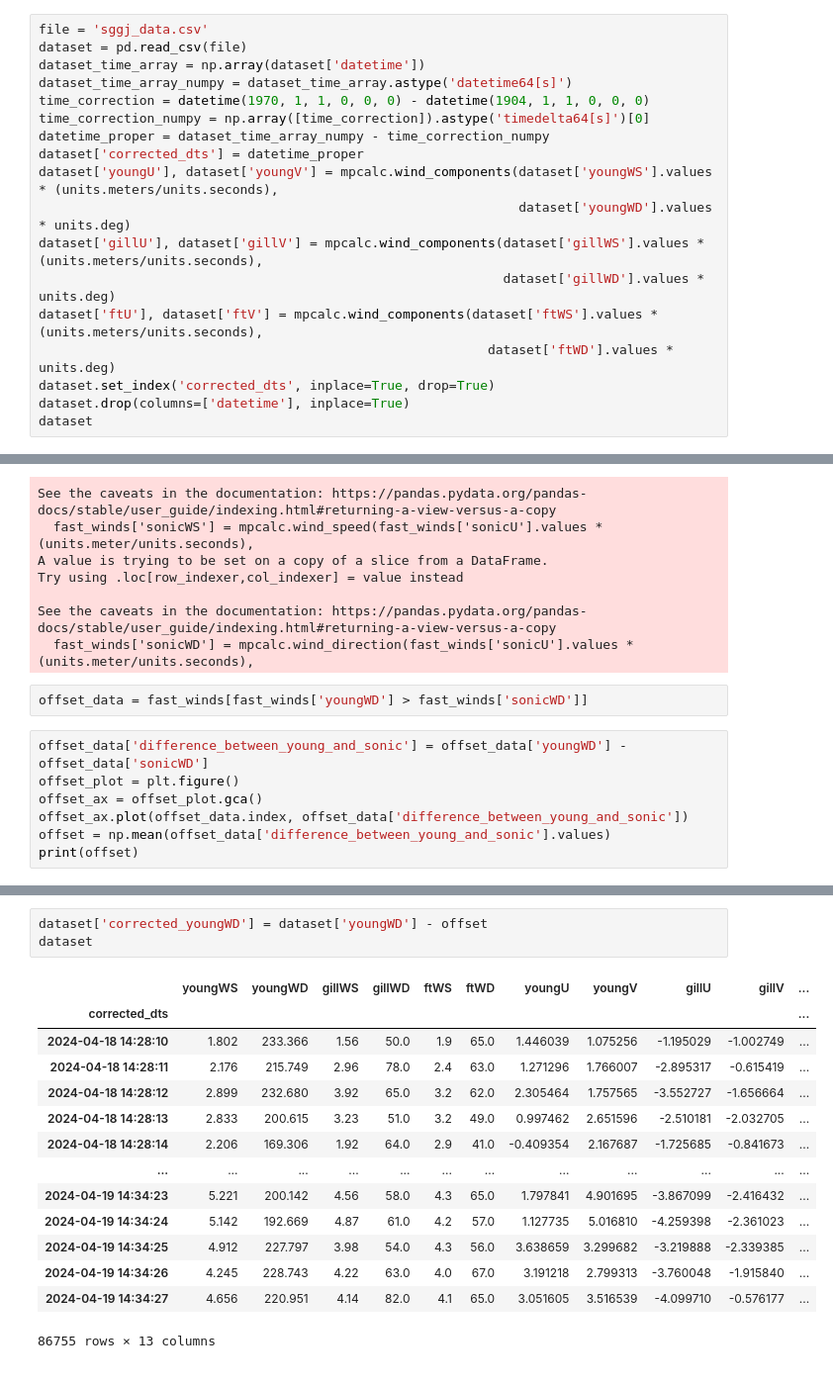
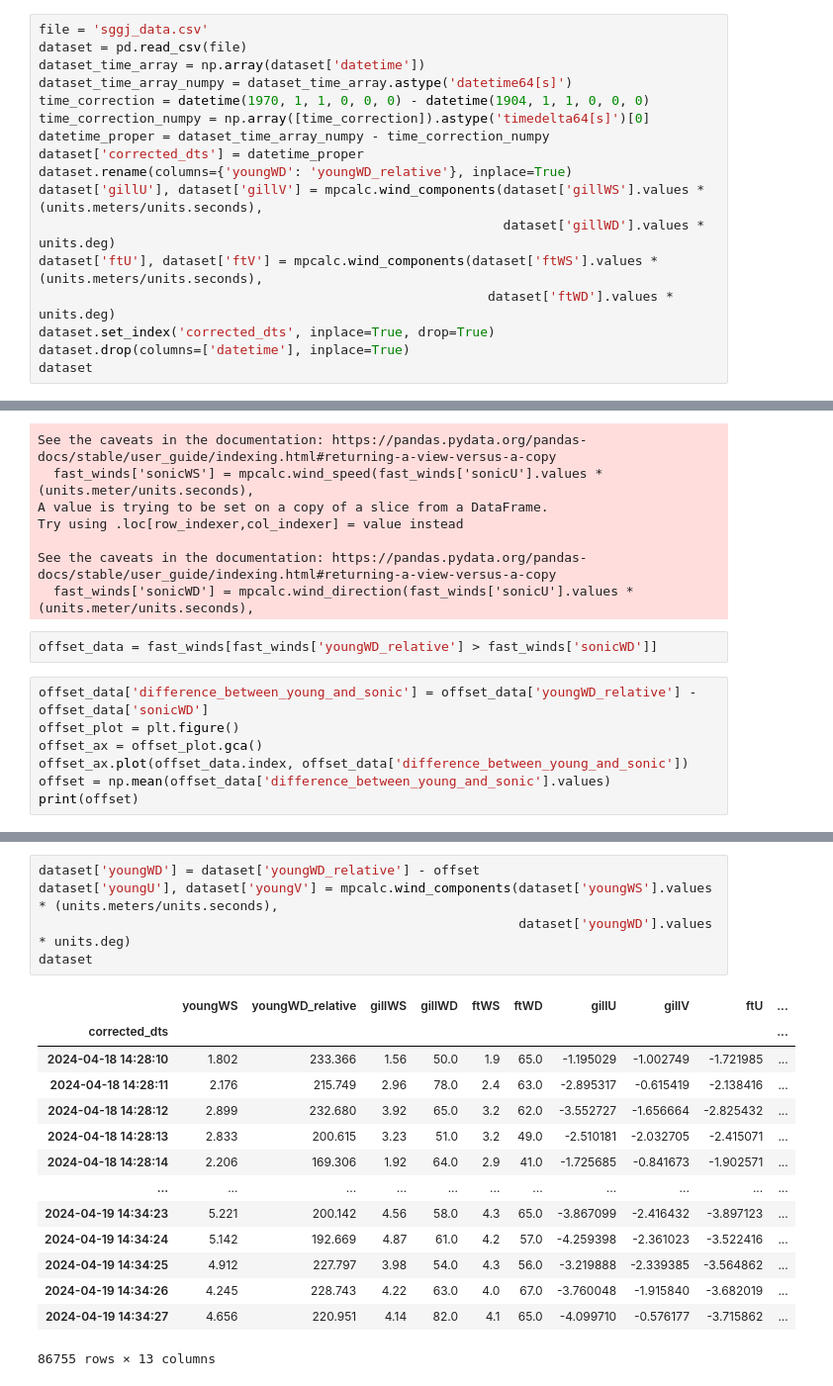
Before and after one commit to wx4stg/atmo-5351, a Jupyter notebook: project_data_analysis.ipynb, the cells around one changed output, grey strips where cells are left out. Shown at 99% size. Saved outputs shown, nothing was run; the diff lists cells and outputs as text.

```diff
--- a/project_data_analysis.ipynb
+++ b/project_data_analysis.ipynb
@@ -14,8 +15,7 @@ time_correction = datetime(1970, 1, 1, 0, 0, 0) - datetime(1904, 1, 1, 0, 0, 0)
 time_correction_numpy = np.array([time_correction]).astype('timedelta64[s]')[0]
 datetime_proper = dataset_time_array_numpy - time_correction_numpy
 dataset['corrected_dts'] = datetime_proper
-dataset['youngU'], dataset['youngV'] = mpcalc.wind_components(dataset['youngWS'].values * (units.meters/units.seconds),
-                                                              dataset['youngWD'].values * units.deg)
+dataset.rename(columns={'youngWD': 'youngWD_relative'}, inplace=True)
 dataset['gillU'], dataset['gillV'] = mpcalc.wind_components(dataset['gillWS'].values * (units.meters/units.seconds),
                                                             dataset['gillWD'].values * units.deg)
 dataset['ftU'], dataset['ftV'] = mpcalc.wind_components(dataset['ftWS'].values * (units.meters/units.seconds),
@@ -124,9 +124,9 @@ Try using .loc[row_indexer,col_indexer] = value instead
 See the caveats in the documentation: https://pandas.pydata.org/pandas-docs/stable/user_guide/indexing.html#returning-a-view-versus-a-copy
   fast_winds['sonicWD'] = mpcalc.wind_direction(fast_winds['sonicU'].values * (units.meter/units.seconds),
 # %%
-offset_data = fast_winds[fast_winds['youngWD'] > fast_winds['sonicWD']]
+offset_data = fast_winds[fast_winds['youngWD_relative'] > fast_winds['sonicWD']]
 # %%
-offset_data['difference_between_young_and_sonic'] = offset_data['youngWD'] - offset_data['sonicWD']
+offset_data['difference_between_young_and_sonic'] = offset_data['youngWD_relative'] - offset_data['sonicWD']
 offset_plot = plt.figure()
 offset_ax = offset_plot.gca()
 offset_ax.plot(offset_data.index, offset_data['difference_between_young_and_sonic'])
@@ -142,19 +142,21 @@ See the caveats in the documentation: https://pandas.pydata.org/pandas-docs/stab
 [figure]
 # %%
-dataset['corrected_youngWD'] = dataset['youngWD'] - offset
+dataset['youngWD'] = dataset['youngWD_relative'] - offset
+dataset['youngU'], dataset['youngV'] = mpcalc.wind_components(dataset['youngWS'].values * (units.meters/units.seconds),
+                                                              dataset['youngWD'].values * units.deg)
 dataset
 # %% [output]
-|  | youngWS | youngWD | gillWS | gillWD | ftWS | ftWD | youngU | youngV | gillU | gillV | ... |
-| corrected_dts |  |  |  |  |  |  |  |  |  |  | ... |
-| 2024-04-18 14:28:10 | 1.802 | 233.366 | 1.56 | 50.0 | 1.9 | 65.0 | 1.446039 | 1.075256 | -1.195029 | -1.002749 | ... |
-| 2024-04-18 14:28:11 | 2.176 | 215.749 | 2.96 | 78.0 | 2.4 | 63.0 | 1.271296 | 1.766007 | -2.895317 | -0.615419 | ... |
-| 2024-04-18 14:28:12 | 2.899 | 232.680 | 3.92 | 65.0 | 3.2 | 62.0 | 2.305464 | 1.757565 | -3.552727 | -1.656664 | ... |
-| 2024-04-18 14:28:13 | 2.833 | 200.615 | 3.23 | 51.0 | 3.2 | 49.0 | 0.997462 | 2.651596 | -2.510181 | -2.032705 | ... |
-| 2024-04-18 14:28:14 | 2.206 | 169.306 | 1.92 | 64.0 | 2.9 | 41.0 | -0.409354 | 2.167687 | -1.725685 | -0.841673 | ... |
-| ... | ... | ... | ... | ... | ... | ... | ... | ... | ... | ... | ... |
-| 2024-04-19 14:34:23 | 5.221 | 200.142 | 4.56 | 58.0 | 4.3 | 65.0 | 1.797841 | 4.901695 | -3.867099 | -2.416432 | ... |
-| 2024-04-19 14:34:24 | 5.142 | 192.669 | 4.87 | 61.0 | 4.2 | 57.0 | 1.127735 | 5.016810 | -4.259398 | -2.361023 | ... |
-| 2024-04-19 14:34:25 | 4.912 | 227.797 | 3.98 | 54.0 | 4.3 | 56.0 | 3.638659 | 3.299682 | -3.219888 | -2.339385 | ... |
-| 2024-04-19 14:34:26 | 4.245 | 228.743 | 4.22 | 63.0 | 4.0 | 67.0 | 3.191218 | 2.799313 | -3.760048 | -1.915840 | ... |
-| 2024-04-19 14:34:27 | 4.656 | 220.951 | 4.14 | 82.0 | 4.1 | 65.0 | 3.051605 | 3.516539 | -4.099710 | -0.576177 | ... |
+|  | youngWS | youngWD_relative | gillWS | gillWD | ftWS | ftWD | gillU | gillV | ftU | ... |
+| corrected_dts |  |  |  |  |  |  |  |  |  | ... |
+| 2024-04-18 14:28:10 | 1.802 | 233.366 | 1.56 | 50.0 | 1.9 | 65.0 | -1.195029 | -1.002749 | -1.721985 | ... |
+| 2024-04-18 14:28:11 | 2.176 | 215.749 | 2.96 | 78.0 | 2.4 | 63.0 | -2.895317 | -0.615419 | -2.138416 | ... |
+| 2024-04-18 14:28:12 | 2.899 | 232.680 | 3.92 | 65.0 | 3.2 | 62.0 | -3.552727 | -1.656664 | -2.825432 | ... |
+| 2024-04-18 14:28:13 | 2.833 | 200.615 | 3.23 | 51.0 | 3.2 | 49.0 | -2.510181 | -2.032705 | -2.415071 | ... |
+| 2024-04-18 14:28:14 | 2.206 | 169.306 | 1.92 | 64.0 | 2.9 | 41.0 | -1.725685 | -0.841673 | -1.902571 | ... |
+| ... | ... | ... | ... | ... | ... | ... | ... | ... | ... | ... |
+| 2024-04-19 14:34:23 | 5.221 | 200.142 | 4.56 | 58.0 | 4.3 | 65.0 | -3.867099 | -2.416432 | -3.897123 | ... |
+| 2024-04-19 14:34:24 | 5.142 | 192.669 | 4.87 | 61.0 | 4.2 | 57.0 | -4.259398 | -2.361023 | -3.522416 | ... |
+| 2024-04-19 14:34:25 | 4.912 | 227.797 | 3.98 | 54.0 | 4.3 | 56.0 | -3.219888 | -2.339385 | -3.564862 | ... |
+| 2024-04-19 14:34:26 | 4.245 | 228.743 | 4.22 | 63.0 | 4.0 | 67.0 | -3.760048 | -1.915840 | -3.682019 | ... |
+| 2024-04-19 14:34:27 | 4.656 | 220.951 | 4.14 | 82.0 | 4.1 | 65.0 | -4.099710 | -0.576177 | -3.715862 | ... |
 86755 rows × 13 columns
```
Also changed, not shown: parts of 13 cells of this notebook.
